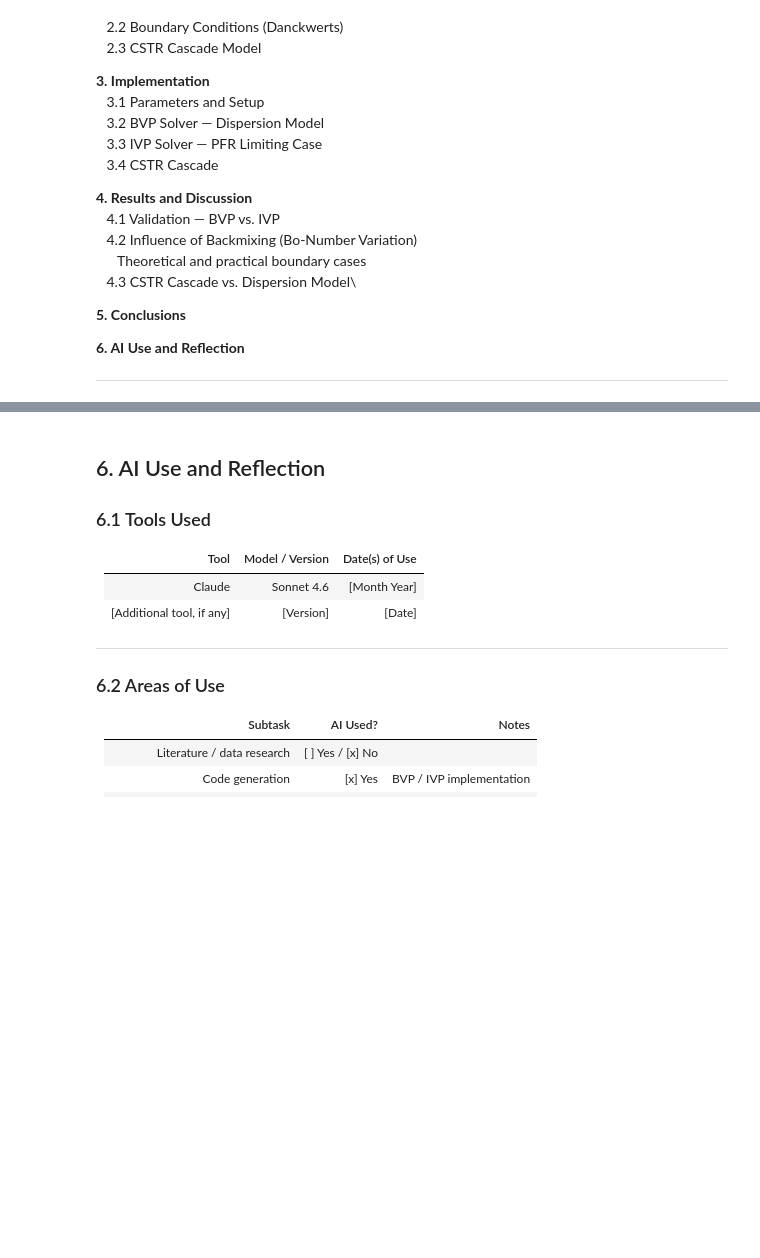
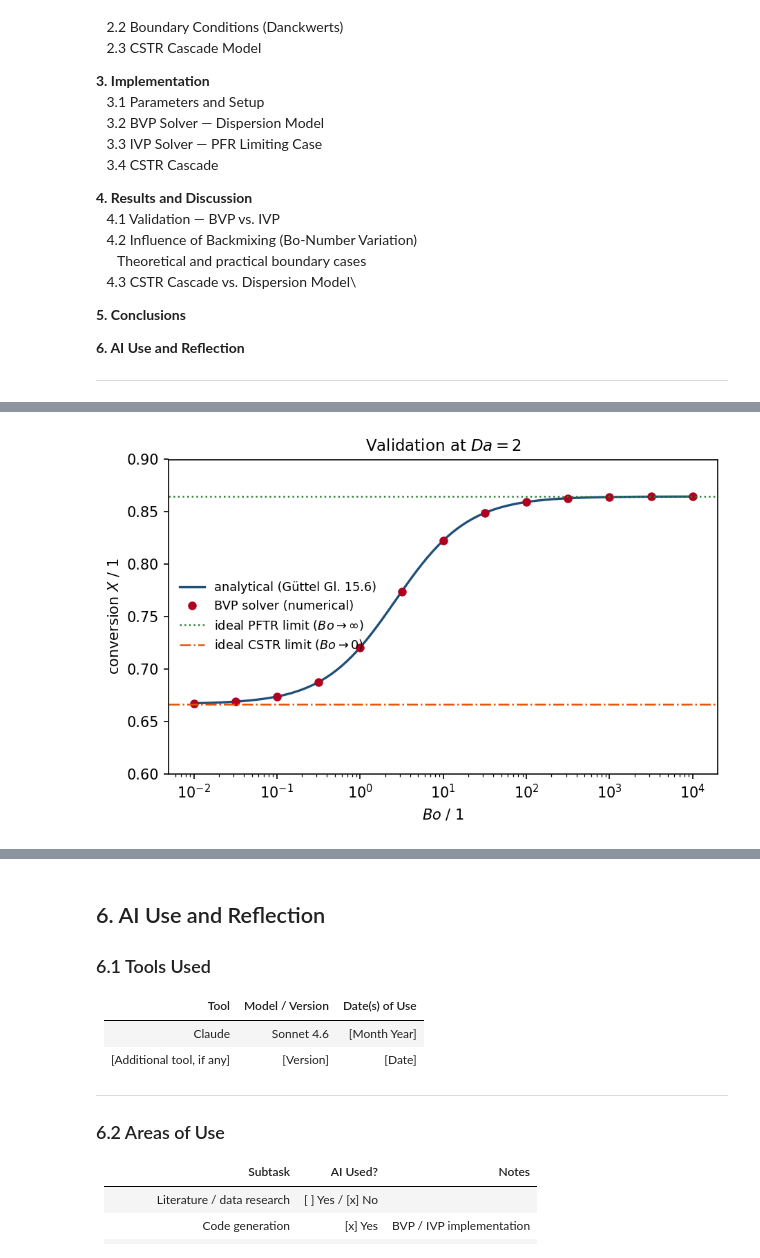
Before and after one commit to PeterSchoenung/CRE3-Assignment-4, a Jupyter notebook: CRE3_Assignment_4_26_Group_2.ipynb, the cells around one changed output, grey strips where cells are left out. Cells and saved outputs as stored; diff of their text form; code cells hidden in the pictures; blank space fills up the shorter version.

```diff
--- a/CRE3_Assignment_4_26_Group_2.ipynb
+++ b/CRE3_Assignment_4_26_Group_2.ipynb
@@ -84,0 +253,29 @@ z = np.linspace(0, L, N_points)   # spatial coordinate along reactor axis, m
+# %%
+# ============================================================
+# 4.1  PLOT — validation of the BVP against analytical limits
+# ============================================================
+# --- plot variables (top of cell) ---
+fig_w, fig_h, fig_dpi = 6.2, 4, 150
+col_ana, col_bvp, col_pfr, col_cstr = "#1f4e79", "#b00020", "#2e7d32", "#e65100"
+n_line = 200
+
+# --- smooth analytical curve + BVP markers ---
+Bo_line = np.logspace(-2, 4, n_line)
+X_line  = X_dispersion(Bo_line, Da)
+
+fig, ax = plt.subplots(figsize=(fig_w, fig_h), dpi=fig_dpi)
+ax.plot(Bo_line, X_line, color=col_ana, lw=1.6, label="analytical (Güttel Gl. 15.6)")
+ax.plot(Bo_check, X_bvp, "o", color=col_bvp, ms=5, label="BVP solver (numerical)")
+ax.axhline(X_pfr(Da),  color=col_pfr,  lw=1.2, ls=":",  label=r"ideal PFTR limit ($Bo\to\infty$)")
+ax.axhline(X_cstr(Da), color=col_cstr, lw=1.2, ls="-.", label=r"ideal CSTR limit ($Bo\to 0$)")
+
+ax.set_xscale("log")
+ax.set_xlabel(r"$Bo$ / 1")
+ax.set_ylabel(r"conversion $X$ / 1")
+ax.set_ylim(0.6, 0.9)
+ax.set_title(rf"Validation at $Da = {Da:.0f}$", fontsize=11)
+ax.legend(frameon=False, fontsize=8.5, loc="center left")
+fig.tight_layout()
+plt.show()
+# %% [output]
+[figure, added]
```
Also changed, not shown: parts of 8 cells of this notebook, 1 other file.
